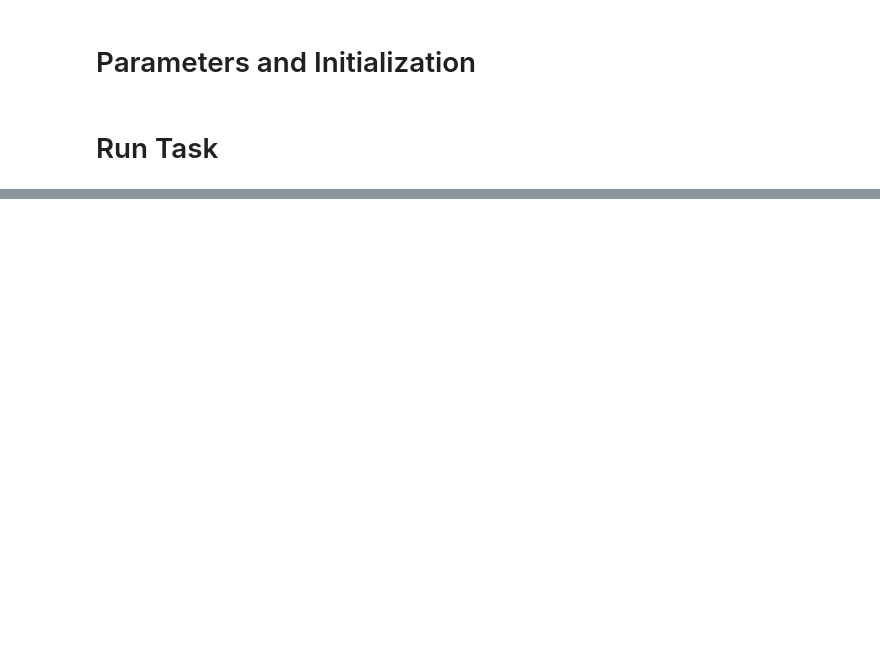
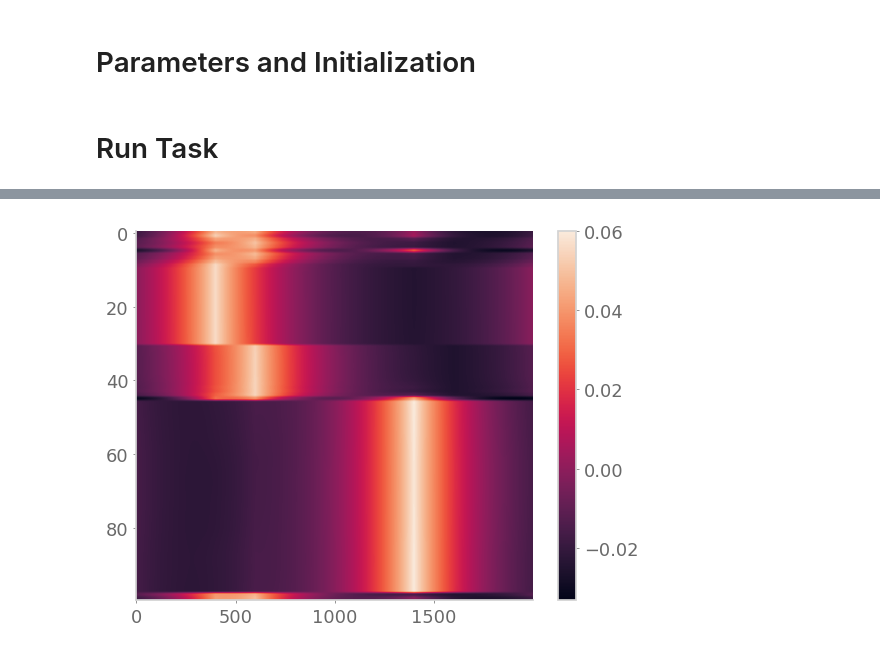
Before and after one commit to chingf/barcodes, a Jupyter notebook: example-task.ipynb, the cells around one changed output, grey strips where cells are left out. Saved outputs shown, nothing was run; the diff lists cells and outputs as text; code cells hidden in the pictures; blank space fills up the shorter version.

```diff
--- a/example-task.ipynb
+++ b/example-task.ipynb
@@ -71,0 +98,8 @@ Now I just cached at location: 70
+# %%
+_, acts, reconstruct, _ = model.run_wide_recall(place_inputs)
+plt.figure()
+plt.imshow(reconstruct/np.linalg.norm(reconstruct, axis=1)[:,None], aspect='auto')
+plt.colorbar()
+plt.show()
+# %% [output]
+[figure, added]
```
Also changed, not shown: parts of 14 cells of this notebook, 7 other files.
